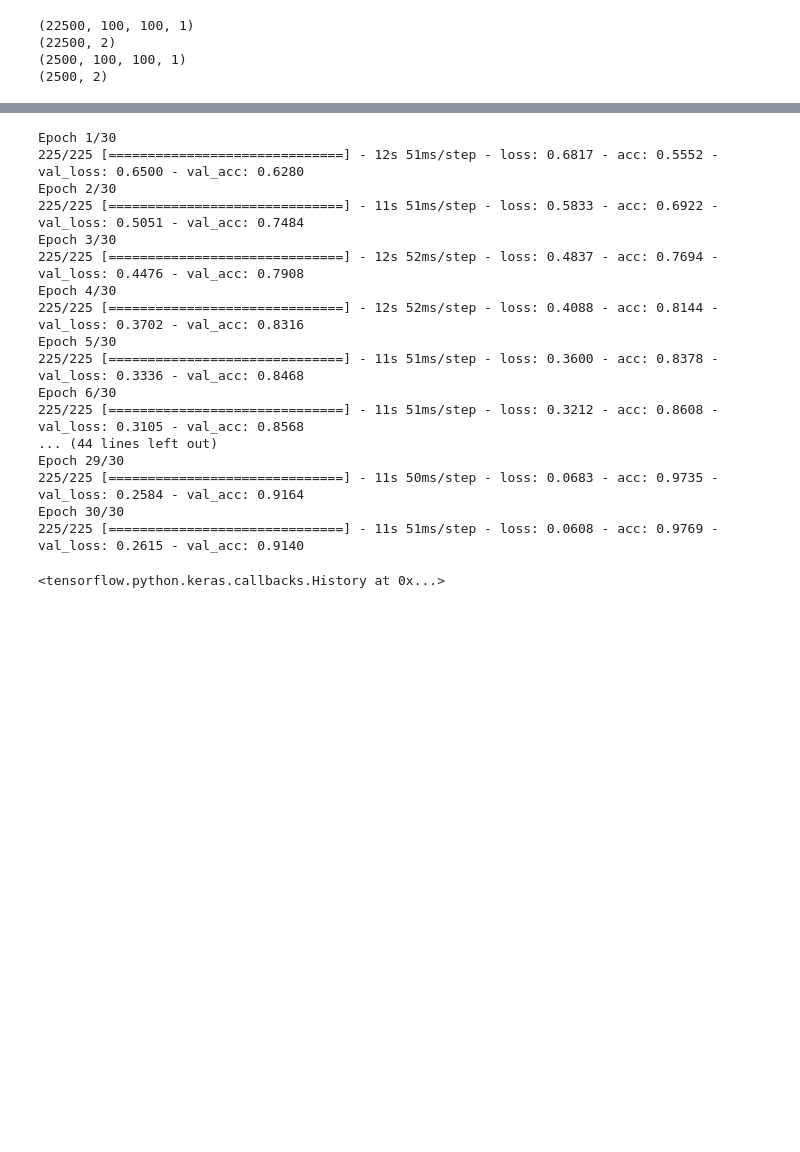
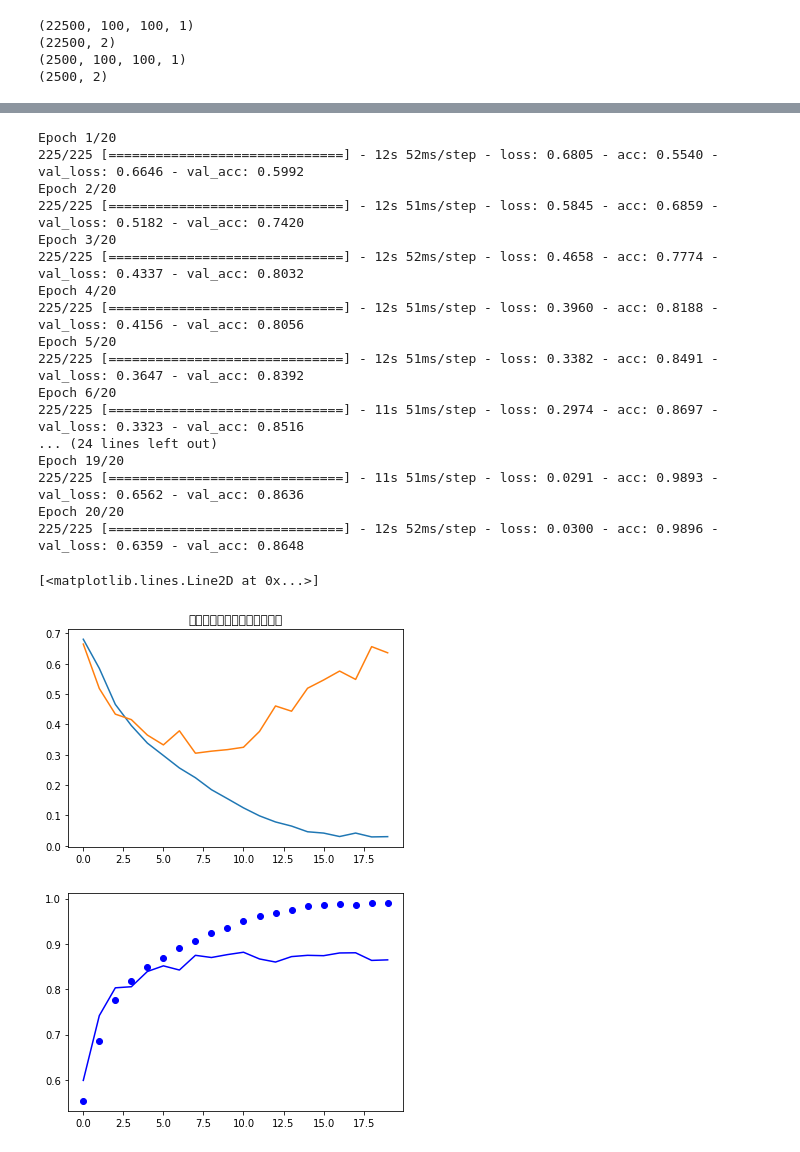
Before and after one commit to jiuqi9797/MachineLearning, a Jupyter notebook: Untitled1.ipynb, the cells around one changed output, grey strips where cells are left out. Saved outputs shown, nothing was run; the diff lists cells and outputs as text; code cells hidden in the pictures; blank space fills up the shorter version.

```diff
--- a/Untitled1.ipynb
+++ b/Untitled1.ipynb
@@ -530,7 +529,7 @@ print (y_valid.shape)
 (2500, 100, 100, 1)
 (2500, 2)
 # %%
-#定义模型
+#定义模型 第一次训练的模型
 model = Sequential()
 model.add(layers.Conv2D(64,(3,3),activation='relu',input_shape=(100,100,1),padding="same"))
 model.add(layers.MaxPooling2D((2,2)))
@@ -542,7 +541,7 @@ model.add(layers.Conv2D(128,(3,3),activation="relu"))
 model.add(layers.MaxPooling2D((2,2)))
 
 model.add(layers.Flatten())
-model.add(layers.Dropout(0.5))
+
 model.add(layers.Dense(512,activation="relu"))
 model.add(layers.Dense(2,activation="softmax"))
 model.summary()
@@ -569,23 +568,45 @@ opt = tf.keras.optimizers.Adam(learning_rate=0.001)
 model.compile(loss="categorical_crossentropy",
       optimizer=opt,
       metrics=['acc'])
-model.fit(X,Y,batch_size=100,epochs=30,validation_data=(x_valid,y_valid),verbose=1)
+history=model.fit(X,Y,batch_size=100,epochs=20,validation_data=(x_valid,y_valid),verbose=1)
 # %% [output]
-Epoch 1/30
-225/225 [==============================] - 12s 51ms/step - loss: 0.6817 - acc: 0.5552 - val_loss: 0.6500 - val_acc: 0.6280
-Epoch 2/30
-225/225 [==============================] - 11s 51ms/step - loss: 0.5833 - acc: 0.6922 - val_loss: 0.5051 - val_acc: 0.7484
-Epoch 3/30
-225/225 [==============================] - 12s 52ms/step - loss: 0.4837 - acc: 0.7694 - val_loss: 0.4476 - val_acc: 0.7908
-Epoch 4/30
-225/225 [==============================] - 12s 52ms/step - loss: 0.4088 - acc: 0.8144 - val_loss: 0.3702 - val_acc: 0.8316
-Epoch 5/30
-225/225 [==============================] - 11s 51ms/step - loss: 0.3600 - acc: 0.8378 - val_loss: 0.3336 - val_acc: 0.8468
-Epoch 6/30
-225/225 [==============================] - 11s 51ms/step - loss: 0.3212 - acc: 0.8608 - val_loss: 0.3105 - val_acc: 0.8568
-... (44 lines left out)
-Epoch 29/30
-225/225 [==============================] - 11s 50ms/step - loss: 0.0683 - acc: 0.9735 - val_loss: 0.2584 - val_acc: 0.9164
-Epoch 30/30
-225/225 [==============================] - 11s 51ms/step - loss: 0.0608 - acc: 0.9769 - val_loss: 0.2615 - val_acc: 0.9140
+Epoch 1/20
+225/225 [==============================] - 12s 52ms/step - loss: 0.6805 - acc: 0.5540 - val_loss: 0.6646 - val_acc: 0.5992
+Epoch 2/20
+225/225 [==============================] - 12s 51ms/step - loss: 0.5845 - acc: 0.6859 - val_loss: 0.5182 - val_acc: 0.7420
+Epoch 3/20
+225/225 [==============================] - 12s 52ms/step - loss: 0.4658 - acc: 0.7774 - val_loss: 0.4337 - val_acc: 0.8032
+Epoch 4/20
+225/225 [==============================] - 12s 51ms/step - loss: 0.3960 - acc: 0.8188 - val_loss: 0.4156 - val_acc: 0.8056
+Epoch 5/20
+225/225 [==============================] - 12s 51ms/step - loss: 0.3382 - acc: 0.8491 - val_loss: 0.3647 - val_acc: 0.8392
+Epoch 6/20
+225/225 [==============================] - 11s 51ms/step - loss: 0.2974 - acc: 0.8697 - val_loss: 0.3323 - val_acc: 0.8516
+... (24 lines left out)
+Epoch 19/20
+225/225 [==============================] - 11s 51ms/step - loss: 0.0291 - acc: 0.9893 - val_loss: 0.6562 - val_acc: 0.8636
+Epoch 20/20
+225/225 [==============================] - 12s 52ms/step - loss: 0.0300 - acc: 0.9896 - val_loss: 0.6359 - val_acc: 0.8648
-<tensorflow.python.keras.callbacks.History at 0x...>
+# %%
+model.save('cats_and_dogs_cnn_noDropout.h5')
+
+import matplotlib.pyplot as plt
+
+accuracy = history.history['acc']
+validation_acuracy = history.history['val_acc']
+loss = history.history['loss']
+validation_loss = history.history['val_loss']
+
+#epochs = range(1, len(accuracy) + 1)
+plt.figure()
+plt.plot(loss,label="loss")
+plt.plot(validation_loss,label='validation_loss')
+plt.title('训练与验证的损失函数对比图')
+
+plt.figure()
+plt.plot( accuracy, 'bo', label='train_accuracy')
+plt.plot( validation_acuracy, 'b', label='validation_acuracy')
+# %% [output]
+[<matplotlib.lines.Line2D at 0x...>]
+[figure, added]
+[figure, added]
```
Also changed, not shown: parts of 5 cells of this notebook.
